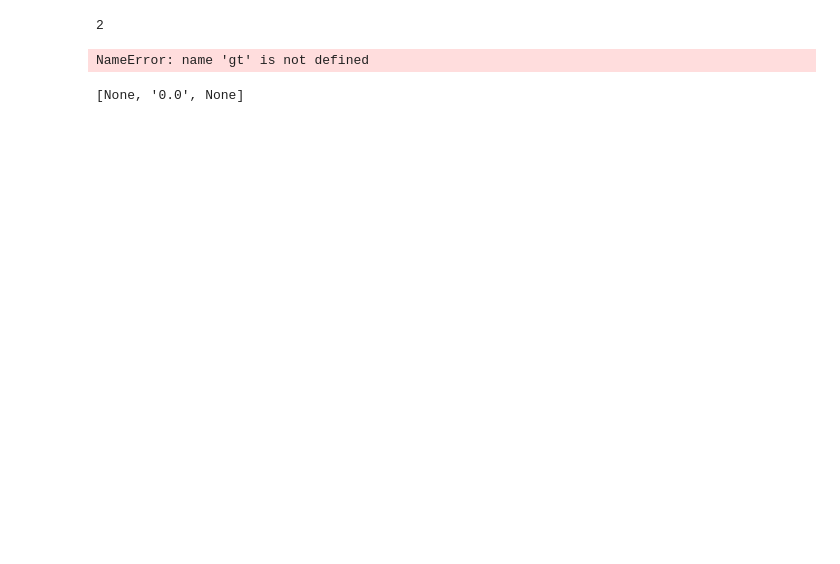
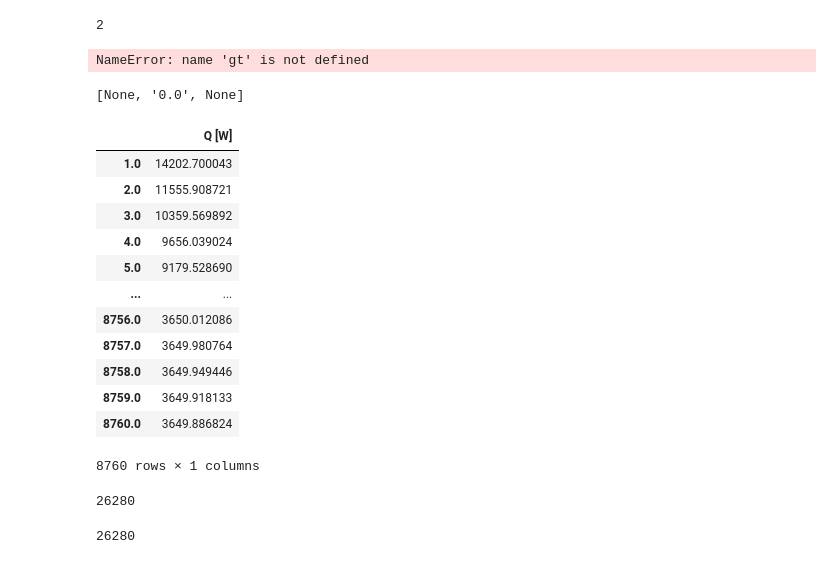
Before and after one commit to Bengt-Dahlgren-Stockholm-Geo/trnsys-previous-load, a Jupyter notebook: old/example_optimization.ipynb, the cells around one changed output. Cells and saved outputs as stored; diff of their text form; code cells hidden in the pictures; blank space fills up the shorter version.

```diff
--- a/old/example_optimization.ipynb
+++ b/old/example_optimization.ipynb
@@ -161,0 +165,26 @@ px.scatter(Tf_in)
+# %%
+historical_load = pd.read_csv(r'historical_load.txt', delim_whitespace=True, skiprows=2, names=['Q [W]'])
+# %%
+historical_load[0:8760]
+# %% [output]
+|  | Q [W] |
+| 1.0 | 14202.700043 |
+| 2.0 | 11555.908721 |
+| 3.0 | 10359.569892 |
+| 4.0 | 9656.039024 |
+| 5.0 | 9179.528690 |
+| ... | ... |
+| 8756.0 | 3650.012086 |
+| 8757.0 | 3649.980764 |
+| 8758.0 | 3649.949446 |
+| 8759.0 | 3649.918133 |
+| 8760.0 | 3649.886824 |
+8760 rows × 1 columns
+# %%
+len(np.array(historical_load['Q [W]']))
+# %% [output]
+26280
+# %%
+8760*3
+# %% [output]
+26280
```
Also changed, not shown: parts of 1 cell of this notebook, 18 other files.
